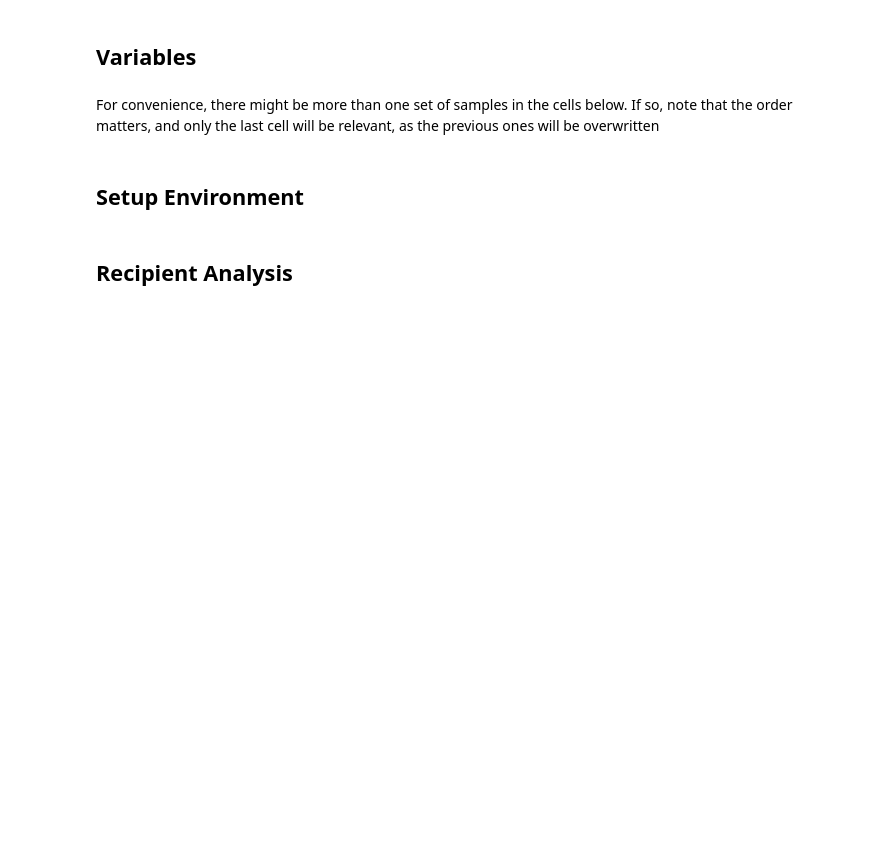
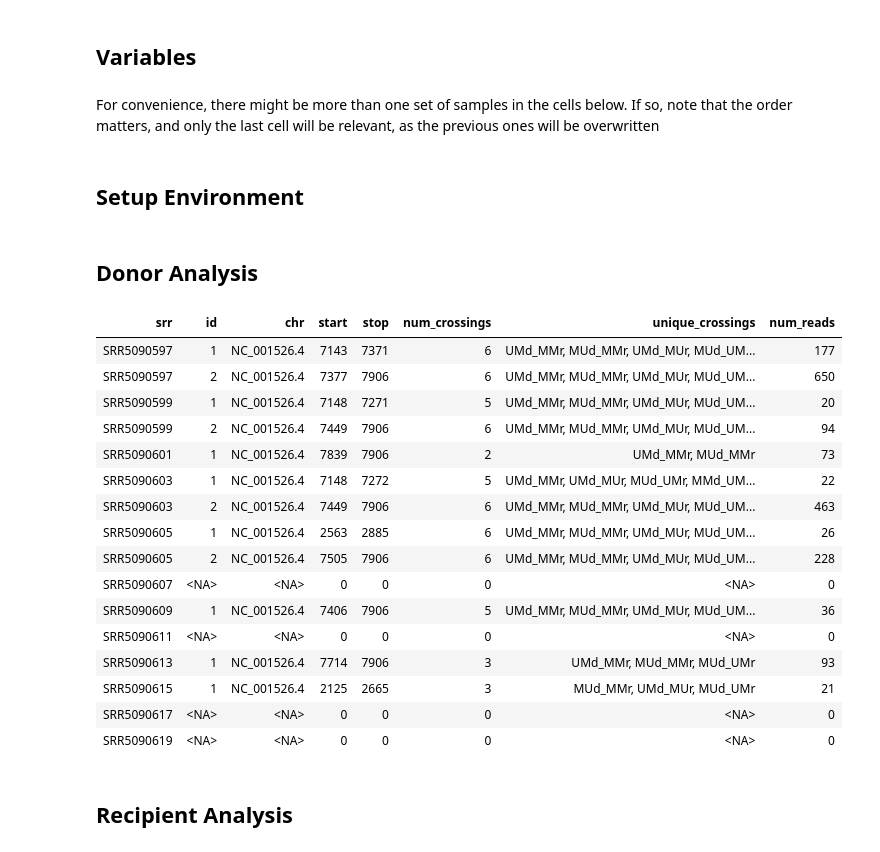
Before and after one commit to dformoso/wallaby, a Jupyter notebook: notebooks/multi_srr_donor_to_recipient_final.ipynb, the cells around one changed output. Cells and saved outputs as stored; diff of their text form; code cells hidden in the pictures; blank space fills up the shorter version.

```diff
--- a/notebooks/multi_srr_donor_to_recipient_final.ipynb
+++ b/notebooks/multi_srr_donor_to_recipient_final.ipynb
@@ -67,6 +48,31 @@ recip_bams_all_srrs <- load_bams(srr_names, crossings, recipient_name)
 src <- suppressMessages(suppressWarnings(src_organism("TxDb.Hsapiens.UCSC.hg38.knownGene")))
 # Create a full genome sequences for Homo sapiens as provided by UCSC (hg38, based on GRCh38.p12)
 Hsapiens <- BSgenome.Hsapiens.UCSC.hg38
+# %% [markdown]
+## Donor Analysis
+# %%
+# Aggregated view of all overlapping crossings for the potential donor for all srrs
+srrs_summary_table <- srrs_summary_table_donor (granges_list = donor_granges_all_srrs,
+                                                min_num_crossings = 2,
+                                                min_num_reads = 20)
+# %% [output]
+| srr | id | chr | start | stop | num_crossings | unique_crossings | num_reads |
+| SRR5090597 | 1 | NC_001526.4 | 7143 | 7371 | 6 | UMd_MMr, MUd_MMr, UMd_MUr, MUd_UM... | 177 |
+| SRR5090597 | 2 | NC_001526.4 | 7377 | 7906 | 6 | UMd_MMr, MUd_MMr, UMd_MUr, MUd_UM... | 650 |
+| SRR5090599 | 1 | NC_001526.4 | 7148 | 7271 | 5 | UMd_MMr, MUd_MMr, UMd_MUr, MUd_UM... | 20 |
+| SRR5090599 | 2 | NC_001526.4 | 7449 | 7906 | 6 | UMd_MMr, MUd_MMr, UMd_MUr, MUd_UM... | 94 |
+| SRR5090601 | 1 | NC_001526.4 | 7839 | 7906 | 2 | UMd_MMr, MUd_MMr | 73 |
+| SRR5090603 | 1 | NC_001526.4 | 7148 | 7272 | 5 | UMd_MMr, UMd_MUr, MUd_UMr, MMd_UM... | 22 |
+| SRR5090603 | 2 | NC_001526.4 | 7449 | 7906 | 6 | UMd_MMr, MUd_MMr, UMd_MUr, MUd_UM... | 463 |
+| SRR5090605 | 1 | NC_001526.4 | 2563 | 2885 | 6 | UMd_MMr, MUd_MMr, UMd_MUr, MUd_UM... | 26 |
+| SRR5090605 | 2 | NC_001526.4 | 7505 | 7906 | 6 | UMd_MMr, MUd_MMr, UMd_MUr, MUd_UM... | 228 |
+| SRR5090607 | <NA> | <NA> | 0 | 0 | 0 | <NA> | 0 |
+| SRR5090609 | 1 | NC_001526.4 | 7406 | 7906 | 5 | UMd_MMr, MUd_MMr, UMd_MUr, MUd_UM... | 36 |
+| SRR5090611 | <NA> | <NA> | 0 | 0 | 0 | <NA> | 0 |
+| SRR5090613 | 1 | NC_001526.4 | 7714 | 7906 | 3 | UMd_MMr, MUd_MMr, MUd_UMr | 93 |
+| SRR5090615 | 1 | NC_001526.4 | 2125 | 2665 | 3 | MUd_MMr, UMd_MUr, MUd_UMr | 21 |
+| SRR5090617 | <NA> | <NA> | 0 | 0 | 0 | <NA> | 0 |
+| SRR5090619 | <NA> | <NA> | 0 | 0 | 0 | <NA> | 0 |
 # %% [markdown]
 ## Recipient Analysis
 # %%
```
Also changed, not shown: parts of 7 cells of this notebook, 42 other files.
